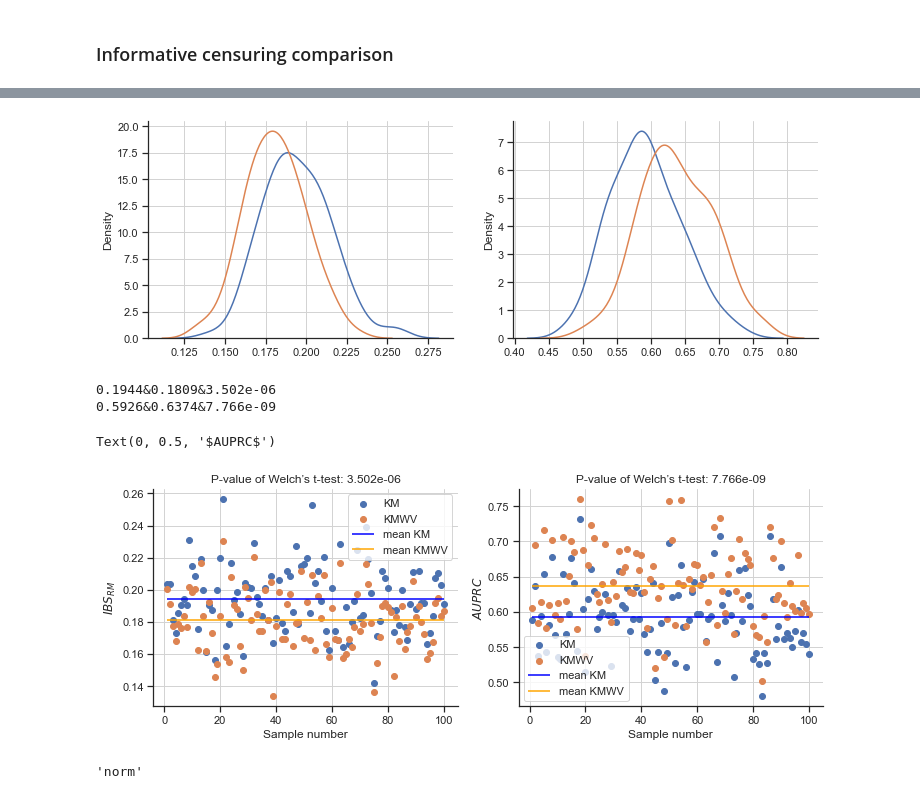
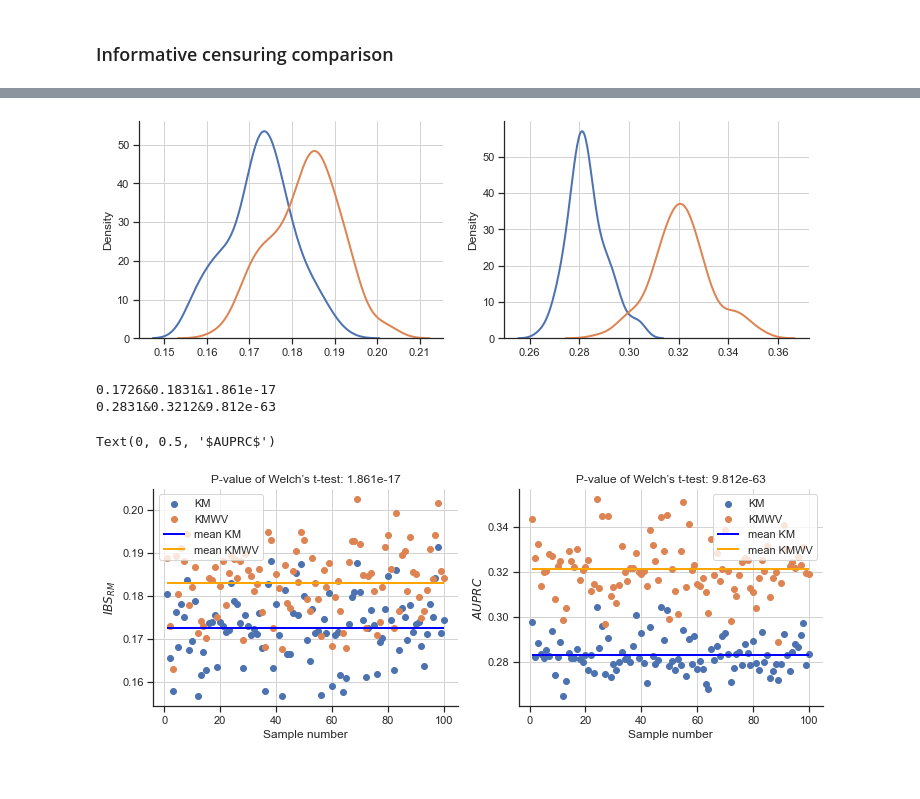
Before and after one commit to iuliivasilev/dev-survivors, a Jupyter notebook: demonstration/Articles/DistributionOfVirtualEvents/TableResults.ipynb, the cells around one changed output, grey strips where cells are left out. Cells and saved outputs as stored; diff of their text form; code cells hidden in the pictures.

Commit message:
Tested different distributions of virtual events

```diff
--- a/demonstration/Articles/DistributionOfVirtualEvents/TableResults.ipynb
+++ b/demonstration/Articles/DistributionOfVirtualEvents/TableResults.ipynb
@@ -103,13 +103,16 @@ class KaplanMeierZeroAfterTh(KaplanMeier):
 
     def fit(self, durations, right_censor, weights=None):
         params = self.d_type.fit(durations[right_censor == 1])
-        self.durs = self.d_type.rvs(*params, size=1000, random_state=42)
-        self.events = np.random.choice(right_censor, size=1000, replace=True)
+        params = list(params)
+        params[1] = params[1] / np.sqrt(1.5)
+        self.durs = self.d_type.rvs(*params, size=1000000, random_state=42)
+        self.events = np.random.choice(right_censor, size=1000000, replace=True)
 #         self.durs = np.hstack([durations.copy(), self.durs])
 #         self.events = np.hstack([right_censor.copy(), self.events])
 
-        self.events = self.events[self.durs > 0]
-        self.durs = self.durs[self.durs > 0]
+        ind = (self.durs >= durations.min()) & (self.durs <= durations.max())
+        self.events = self.events[ind]
+        self.durs = self.durs[ind]
         super().fit(self.durs, self.events)
 
     def survival_function_at_times(self, times):
@@ -157,0 +172,13 @@ SF1 IBS:0.18428, AUPRC:0.32687
+# %%
+cmap = sns.cubehelix_palette(as_cmap=True)
+f, ax = plt.subplots(figsize=(20, 10))
+ind = np.where(y["cens"] == 1)[0]
+points = ax.scatter(x=X_embedded[ind, 0], y=X_embedded[ind, 1],
+                c=y[ind]["time"], cmap=cmap)
+f.colorbar(points)
+
+f, ax = plt.subplots(figsize=(20, 10))
+ind = np.where(y["cens"] == 0)[0]
+points = ax.scatter(x=X_embedded[ind, 0], y=X_embedded[ind, 1],
+                c=y[ind]["time"], cmap=cmap)
+f.colorbar(points)
@@ -175,7 +206,7 @@ for i, _ in enumerate(x):
     km.fit(y_v["time"], y_v["cens"])
     sf = km.survival_function_at_times(bins_)
 
-    km1 = KaplanMeierZeroAfter1()
+    km1 = KaplanMeierZeroAfterTh(stats.norm)
     km1.fit(y_v["time"], y_v["cens"])
     sf1 = km1.survival_function_at_times(bins_)
 
@@ -189,34 +220,34 @@ fig, axes = plt.subplots(1, 2, figsize=(12, 4))
 sns.kdeplot(ibs_1, ax=axes[0])
 sns.kdeplot(ibs_2, ax=axes[0])
 
 sns.kdeplot(auprc_1, ax=axes[1])
 sns.kdeplot(auprc_2, ax=axes[1])
 plt.show()
 
 fig, axes = plt.subplots(1, 2, figsize=(12, 4))
 axes[0].scatter(x, ibs_1, label="KM")
 axes[0].scatter(x, ibs_2, label="KMWV")
 axes[0].hlines([np.mean(ibs_1)], xmin=min(x), xmax=max(x), color="blue", label="mean KM")
 axes[0].hlines([np.mean(ibs_2)], xmin=min(x), xmax=max(x), color="orange", label="mean KMWV")
 axes[0].set_title(f"P-value of Welch’s t-test: {stats.ttest_ind(ibs_1, ibs_2, equal_var=False).pvalue:.3e}")
 axes[0].legend()
 axes[0].set_xlabel("Sample number")
 axes[0].set_ylabel(r"$IBS_{RM}$")
 print(f"{np.mean(ibs_1):.4f}&{np.mean(ibs_2):.4f}&{stats.ttest_ind(ibs_1, ibs_2, equal_var=False).pvalue:.3e}")
 
 axes[1].scatter(x, auprc_1, label="KM")
 axes[1].scatter(x, auprc_2, label="KMWV")
 axes[1].hlines([np.mean(auprc_1)], xmin=min(x), xmax=max(x), color="blue", label="mean KM")
 axes[1].hlines([np.mean(auprc_2)], xmin=min(x), xmax=max(x), color="orange", label="mean KMWV")
 axes[1].set_title(f"P-value of Welch’s t-test: {stats.ttest_ind(auprc_1, auprc_2, equal_var=False).pvalue:.3e}")
 print(f"{np.mean(auprc_1):.4f}&{np.mean(auprc_2):.4f}&{stats.ttest_ind(auprc_1, auprc_2, equal_var=False).pvalue:.3e}")
 axes[1].legend()
 
 axes[1].set_xlabel("Sample number")
 axes[1].set_ylabel(r"$AUPRC$")
 # %% [output]
-[figure, old version]
+[figure, new version]
-0.1944&0.1809&3.502e-06
-0.5926&0.6374&7.766e-09
+0.1726&0.1831&1.861e-17
+0.2831&0.3212&9.812e-63
 Text(0, 0.5, '$AUPRC$')
-[figure, old version]
+[figure, new version]
@@ -229,7 +254,3 @@ Text(0, 0.5, '$AUPRC$')
-# %%
-stats.norm._ctor_param["name"]
-# %% [output]
-'norm'
 # %%
 def print_metric_by_nonparam(df, subsample=0.3, prefix=""):
     ibs_1 = []
```
Also changed, not shown: parts of 12 cells of this notebook.
